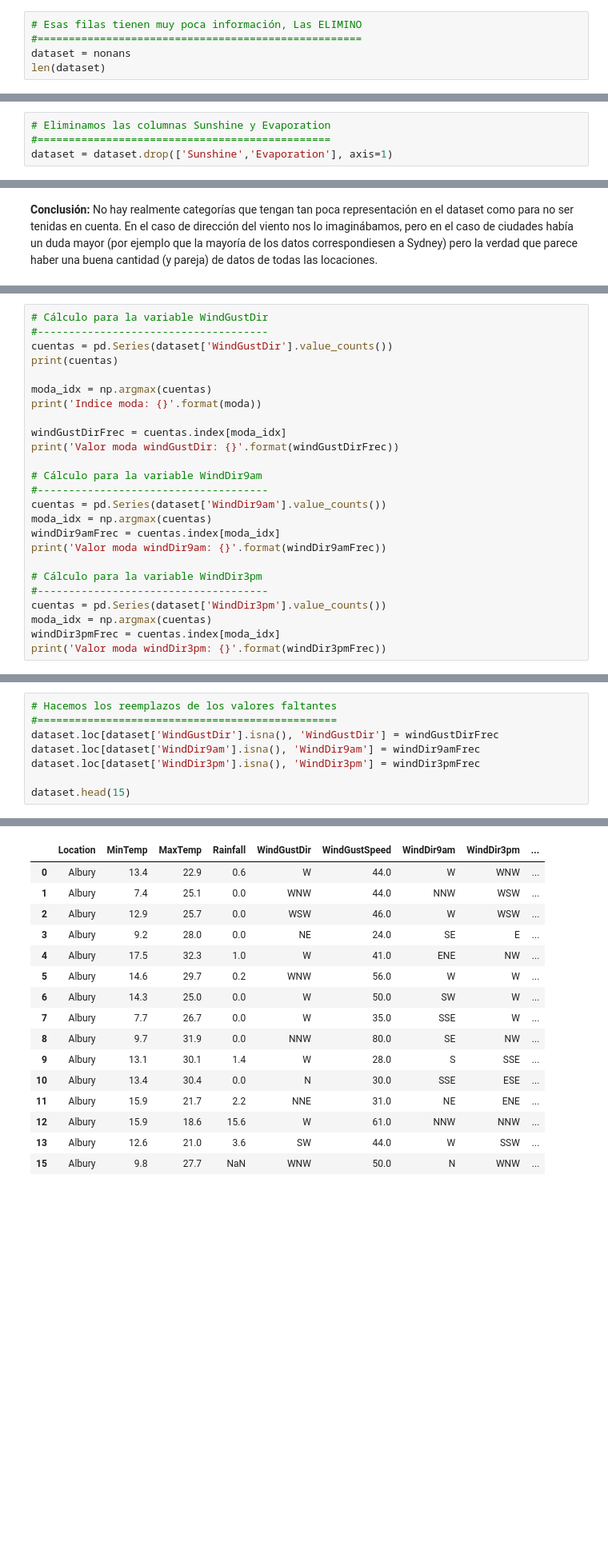
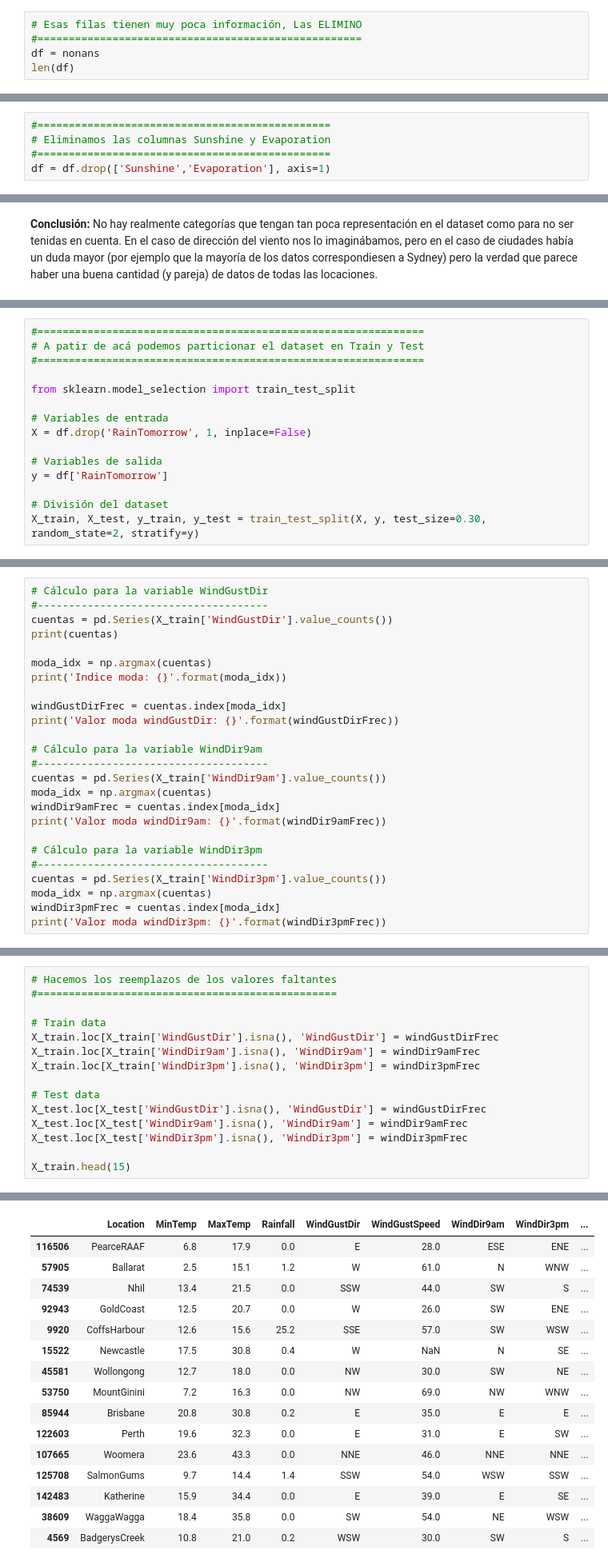
Before and after one commit to LaBruma/PosgradoAI, a Jupyter notebook: TP_Integrador_Análisis_de_datos_Brumovsky.ipynb, the cells around one changed output, grey strips where cells are left out. Shown at 80% size. Cells and saved outputs as stored; diff of their text form; blank space fills up the shorter version.

```diff
--- a/TP_Integrador_Análisis_de_datos_Brumovsky.ipynb
+++ b/TP_Integrador_Análisis_de_datos_Brumovsky.ipynb
@@ -367,8 +385,8 @@ Cantidad de filas con nans (140108, 23)
 # %%
 # Esas filas tienen muy poca información, Las ELIMINO
 #====================================================
-dataset = nonans
-len(dataset)
+df = nonans
+len(df)
 # %% [output]
 140108
 # %%
@@ -432,7 +464,8 @@ A prestar atención
 # %%
+#===============================================
 # Eliminamos las columnas Sunshine y Evaporation
 #===============================================
-dataset = dataset.drop(['Sunshine','Evaporation'], axis=1)
+df = df.drop(['Sunshine','Evaporation'], axis=1)
 # %%
 #==========================================================================
 # ANALISIS DE LINEALIDAD CON LAS VARIABLES QUE SE MUESTRA MAYOR CORRELACIÓN
@@ -497,0 +510,15 @@ dtype: int64
+# %%
+#==============================================================
+# A patir de acá podemos particionar el dataset en Train y Test
+#==============================================================
+
+from sklearn.model_selection import train_test_split
+
+# Variables de entrada
+X = df.drop('RainTomorrow', 1, inplace=False)
+
+# Variables de salida
+y = df['RainTomorrow']
+
+# División del dataset
+X_train, X_test, y_train, y_test = train_test_split(X, y, test_size=0.30, random_state=2, stratify=y)
@@ -509,25 +559,25 @@ NOTA: La segunda opción es más difícil de implementar, porque podría pasar q
 # %%
 # Cálculo para la variable WindGustDir
 #-------------------------------------
-cuentas = pd.Series(dataset['WindGustDir'].value_counts())
+cuentas = pd.Series(X_train['WindGustDir'].value_counts())
 print(cuentas)
 
 moda_idx = np.argmax(cuentas)
-print('Indice moda: {}'.format(moda))
+print('Indice moda: {}'.format(moda_idx))
 
 windGustDirFrec = cuentas.index[moda_idx]
 print('Valor moda windGustDir: {}'.format(windGustDirFrec))
 
 # Cálculo para la variable WindDir9am
 #-------------------------------------
-cuentas = pd.Series(dataset['WindDir9am'].value_counts())
+cuentas = pd.Series(X_train['WindDir9am'].value_counts())
 moda_idx = np.argmax(cuentas)
 windDir9amFrec = cuentas.index[moda_idx]
 print('Valor moda windDir9am: {}'.format(windDir9amFrec))
 
 # Cálculo para la variable WindDir3pm
 #-------------------------------------
-cuentas = pd.Series(dataset['WindDir3pm'].value_counts())
+cuentas = pd.Series(X_train['WindDir3pm'].value_counts())
 moda_idx = np.argmax(cuentas)
 windDir3pmFrec = cuentas.index[moda_idx]
 print('Valor moda windDir3pm: {}'.format(windDir3pmFrec))
@@ -552,9 +602,16 @@ Valor moda windDir3pm: SE
 # %%
 # Hacemos los reemplazos de los valores faltantes
 #================================================
-dataset.loc[dataset['WindGustDir'].isna(), 'WindGustDir'] = windGustDirFrec
-dataset.loc[dataset['WindDir9am'].isna(), 'WindDir9am'] = windDir9amFrec
-dataset.loc[dataset['WindDir3pm'].isna(), 'WindDir3pm'] = windDir3pmFrec
 
-dataset.head(15)
+# Train data
+X_train.loc[X_train['WindGustDir'].isna(), 'WindGustDir'] = windGustDirFrec
+X_train.loc[X_train['WindDir9am'].isna(), 'WindDir9am'] = windDir9amFrec
+X_train.loc[X_train['WindDir3pm'].isna(), 'WindDir3pm'] = windDir3pmFrec
+
+# Test data
+X_test.loc[X_test['WindGustDir'].isna(), 'WindGustDir'] = windGustDirFrec
+X_test.loc[X_test['WindDir9am'].isna(), 'WindDir9am'] = windDir9amFrec
+X_test.loc[X_test['WindDir3pm'].isna(), 'WindDir3pm'] = windDir3pmFrec
+
+X_train.head(15)
 # %% [output]
@@ -561,18 +623,18 @@ dataset.head(15)
 |  | Location | MinTemp | MaxTemp | Rainfall | WindGustDir | WindGustSpeed | WindDir9am | WindDir3pm | ... |
-| 0 | Albury | 13.4 | 22.9 | 0.6 | W | 44.0 | W | WNW | ... |
-| 1 | Albury | 7.4 | 25.1 | 0.0 | WNW | 44.0 | NNW | WSW | ... |
-| 2 | Albury | 12.9 | 25.7 | 0.0 | WSW | 46.0 | W | WSW | ... |
-| 3 | Albury | 9.2 | 28.0 | 0.0 | NE | 24.0 | SE | E | ... |
-| 4 | Albury | 17.5 | 32.3 | 1.0 | W | 41.0 | ENE | NW | ... |
-| 5 | Albury | 14.6 | 29.7 | 0.2 | WNW | 56.0 | W | W | ... |
-| 6 | Albury | 14.3 | 25.0 | 0.0 | W | 50.0 | SW | W | ... |
-| 7 | Albury | 7.7 | 26.7 | 0.0 | W | 35.0 | SSE | W | ... |
-| 8 | Albury | 9.7 | 31.9 | 0.0 | NNW | 80.0 | SE | NW | ... |
-| 9 | Albury | 13.1 | 30.1 | 1.4 | W | 28.0 | S | SSE | ... |
-| 10 | Albury | 13.4 | 30.4 | 0.0 | N | 30.0 | SSE | ESE | ... |
-| 11 | Albury | 15.9 | 21.7 | 2.2 | NNE | 31.0 | NE | ENE | ... |
-| 12 | Albury | 15.9 | 18.6 | 15.6 | W | 61.0 | NNW | NNW | ... |
-| 13 | Albury | 12.6 | 21.0 | 3.6 | SW | 44.0 | W | SSW | ... |
-| 15 | Albury | 9.8 | 27.7 | NaN | WNW | 50.0 | N | WNW | ... |
+| 116506 | PearceRAAF | 6.8 | 17.9 | 0.0 | E | 28.0 | ESE | ENE | ... |
+| 57905 | Ballarat | 2.5 | 15.1 | 1.2 | W | 61.0 | N | WNW | ... |
+| 74539 | Nhil | 13.4 | 21.5 | 0.0 | SSW | 44.0 | SW | S | ... |
+| 92943 | GoldCoast | 12.5 | 20.7 | 0.0 | W | 26.0 | SW | ENE | ... |
+| 9920 | CoffsHarbour | 12.6 | 15.6 | 25.2 | SSE | 57.0 | SW | WSW | ... |
+| 15522 | Newcastle | 17.5 | 30.8 | 0.4 | W | NaN | N | SE | ... |
+| 45581 | Wollongong | 12.7 | 18.0 | 0.0 | NW | 30.0 | SW | NE | ... |
+| 53750 | MountGinini | 7.2 | 16.3 | 0.0 | NW | 69.0 | NW | WNW | ... |
+| 85944 | Brisbane | 20.8 | 30.8 | 0.2 | E | 35.0 | E | E | ... |
+| 122603 | Perth | 19.6 | 32.3 | 0.0 | E | 31.0 | E | SW | ... |
+| 107665 | Woomera | 23.6 | 43.3 | 0.0 | NNE | 46.0 | NNE | NNE | ... |
+| 125708 | SalmonGums | 9.7 | 14.4 | 1.4 | SSW | 54.0 | WSW | SSW | ... |
+| 142483 | Katherine | 15.9 | 34.4 | 0.0 | E | 39.0 | E | SE | ... |
+| 38609 | WaggaWagga | 18.4 | 35.8 | 0.0 | SW | 54.0 | NE | WSW | ... |
+| 4569 | BadgerysCreek | 10.8 | 21.0 | 0.2 | WSW | 30.0 | SW | S | ... |
 # %% [markdown]
 **Nota:** Por más que tenga variables categóricas con pocas categorías (WindGustDir, WindDir9am, WindDir3pm) intentaré esquivar el one-hot-encoding. También para la variable categórica Location que tiene más categorías.
```
Also changed, not shown: parts of 49 cells of this notebook.
